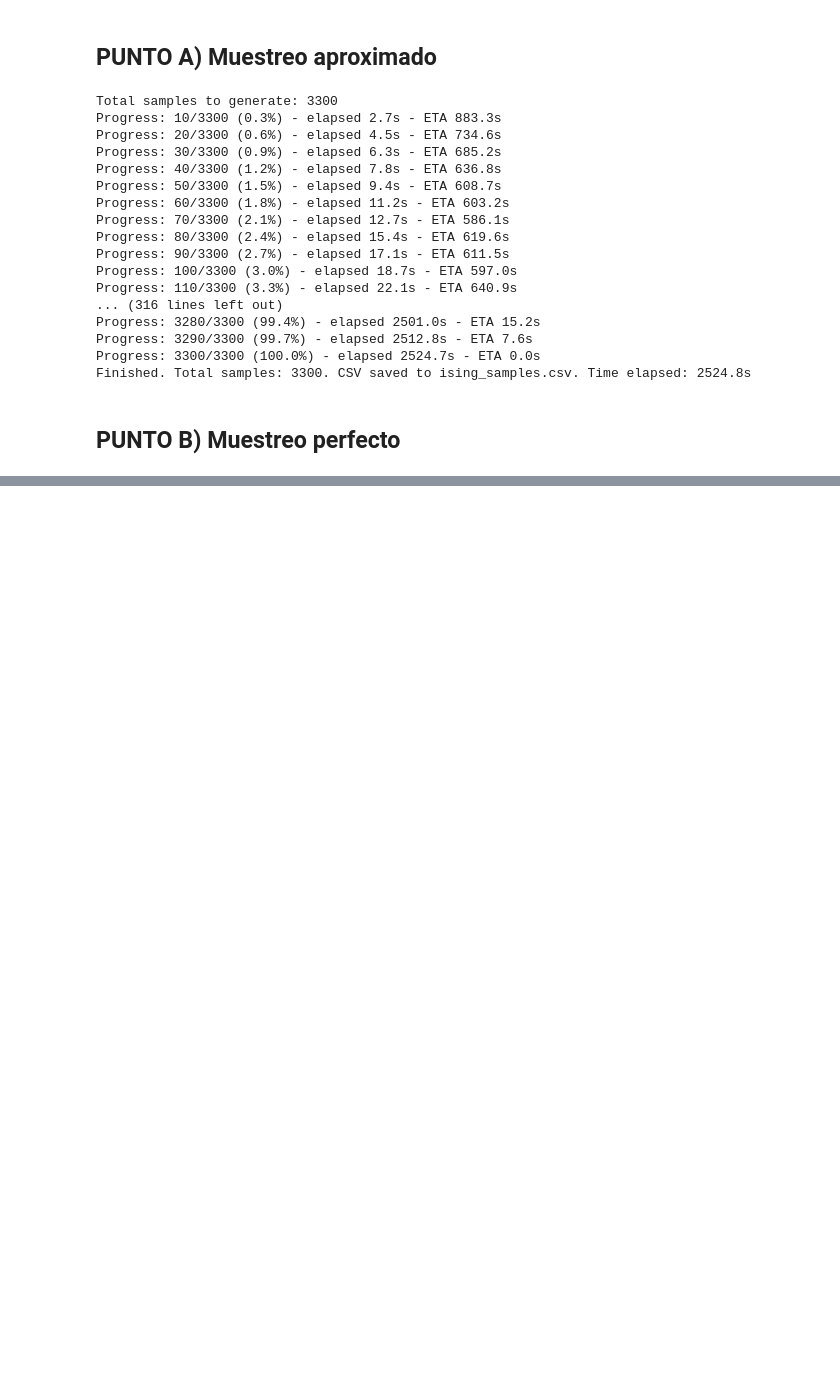
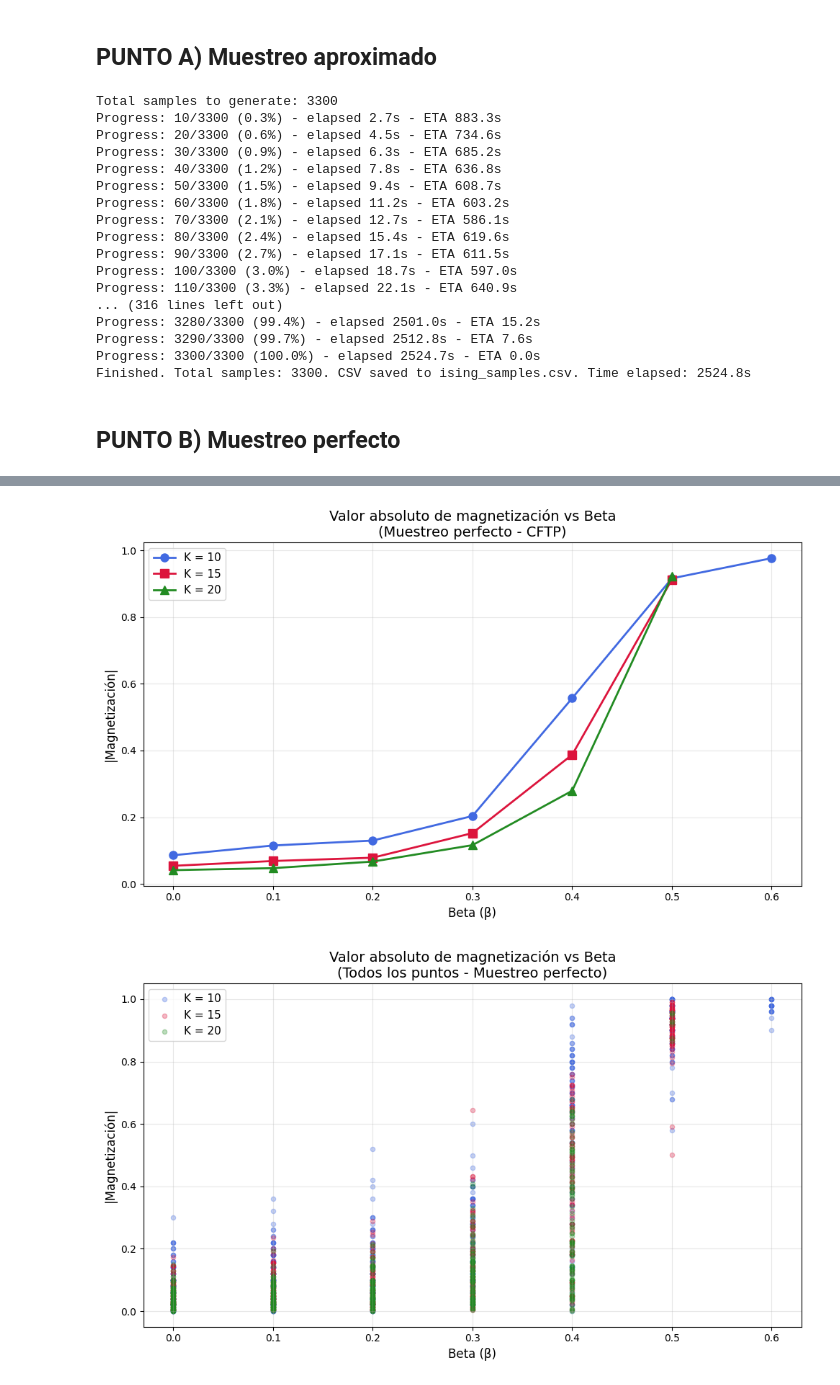
Before and after one commit to tuli-pen/ising_mcmc_vs_propp-wilson, a Jupyter notebook: Tarea_3_Fran_Tuli_Jsotop.ipynb, the cells around one changed output, grey strips where cells are left out. Cells and saved outputs as stored; diff of their text form; code cells hidden in the pictures; blank space fills up the shorter version.

Commit message:
upload c samples csv and magnetization update

```diff
--- a/Tarea_3_Fran_Tuli_Jsotop.ipynb
+++ b/Tarea_3_Fran_Tuli_Jsotop.ipynb
@@ -413,0 +450,58 @@ print(f"Finished. CSV saved to: {output_csv}. Total time: {time.time()-tic:.1f}s
+# %%
+# Visualización: Valor absoluto de magnetización vs beta
+# Diferentes colores para cada K
+
+import pandas as pd
+import matplotlib.pyplot as plt
+import numpy as np
+
+# Leer los datos
+df = pd.read_csv('ising_cftp_seeds_perfect_samples.csv')
+
+# Calcular el valor absoluto de la magnetización
+df['abs_magnetization'] = df['magnetization'].abs()
+
+# Agrupar por K y beta, calculando la media del valor absoluto de magnetización
+# (también podrías usar mediana u otro estadístico)
+summary = df.groupby(['K', 'beta'])['abs_magnetization'].mean().reset_index()
+
+# Crear la figura
+plt.figure(figsize=(10, 6))
+
+# Colores diferentes para cada K
+colors = {10: 'royalblue', 15: 'crimson', 20: 'forestgreen'}
+markers = {10: 'o', 15: 's', 20: '^'}
+
+# Plotear para cada K
+for K in sorted(df['K'].unique()):
+    data_K = summary[summary['K'] == K]
+    plt.plot(data_K['beta'], data_K['abs_magnetization'],
+             marker=markers[K], label=f'K = {K}',
+             color=colors[K], linewidth=2, markersize=8)
+
+plt.xlabel('Beta (β)', fontsize=12)
+plt.ylabel('|Magnetización|', fontsize=12)
+plt.title('Valor absoluto de magnetización vs Beta\n(Muestreo perfecto - CFTP)', fontsize=14)
+plt.legend(fontsize=11)
+plt.grid(True, alpha=0.3)
+plt.tight_layout()
+plt.show()
+
+# También mostrar todos los puntos individuales (scatter plot)
+plt.figure(figsize=(10, 6))
+for K in sorted(df['K'].unique()):
+    data_K = df[df['K'] == K]
+    plt.scatter(data_K['beta'], data_K['abs_magnetization'],
+                alpha=0.3, label=f'K = {K}',
+                color=colors[K], s=20)
+
+plt.xlabel('Beta (β)', fontsize=12)
+plt.ylabel('|Magnetización|', fontsize=12)
+plt.title('Valor absoluto de magnetización vs Beta\n(Todos los puntos - Muestreo perfecto)', fontsize=14)
+plt.legend(fontsize=11)
+plt.grid(True, alpha=0.3)
+plt.tight_layout()
+plt.show()
+# %% [output]
+[figure, added]
+[figure, added]
```
Also changed, not shown: parts of 5 cells of this notebook, 1 other file.
